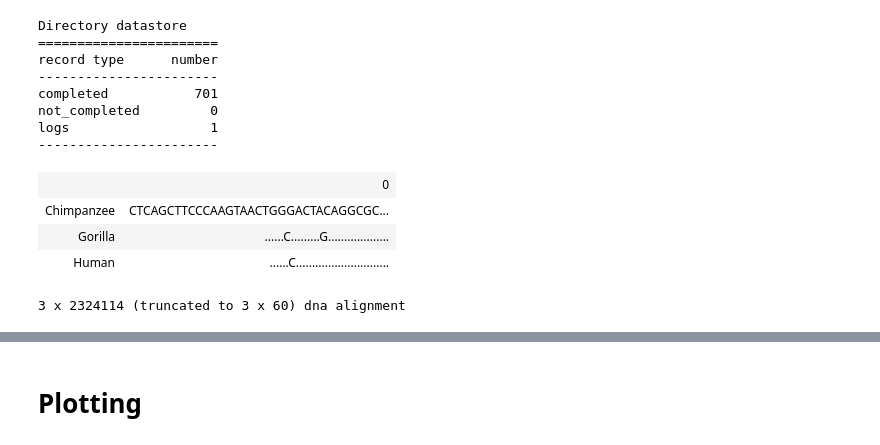
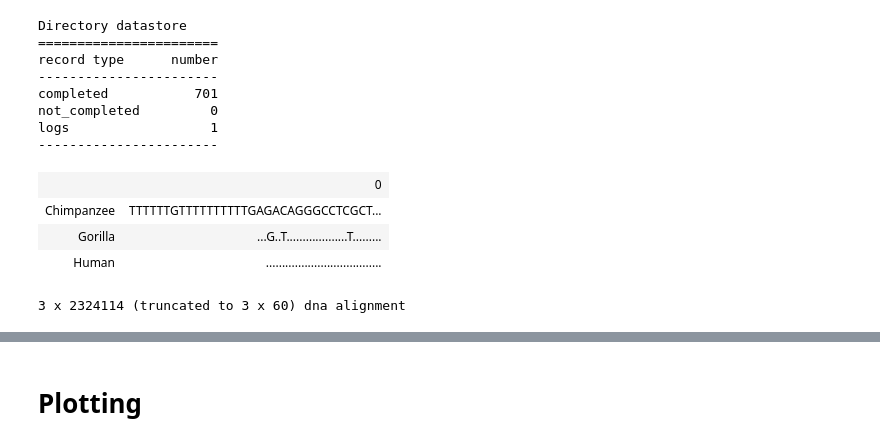
Before and after one commit to uliseshmc/EstimatingUd, a Jupyter notebook: GN_model.ipynb, the cells around one changed output, grey strips where cells are left out. Saved outputs shown, nothing was run; the diff lists cells and outputs as text; code cells hidden in the pictures.

```diff
--- a/GN_model.ipynb
+++ b/GN_model.ipynb
@@ -111,11 +265,11 @@ logs                  1
 # %%
 #loading and cocatanating sequences
 loader = get_app("load_aligned", moltype="dna")
-omit_degs_noncds1 = get_app("omit_degenerates", moltype="dna")
+omit_degs_noncds = get_app("omit_degenerates", moltype="dna")
 rename_noncds = libs.renamer_noncds_aligned()
 concat = get_app("concat", moltype="dna")
 
-noncds_app = loader + omit_degs_noncds1 + rename_noncds
+noncds_app = loader + omit_degs_noncds + rename_noncds
 #By using this renamer_aligned function I throw away sequences with paralogs
 results_allpos = [r for r in noncds_app.as_completed(in_dstore[:], parallel=True) if r]
 alns_introns = concat(results_allpos)
@@ -313,15 +617,15 @@ logs                  1
 -----------------------
 # %%
 #By using this renamer_aligned function I throw away sequences with paralogs
-results_allpos = [r for r in noncds_app.as_completed(in_dstore[:], parallel=True) if r]
-alpos_alns = concat(results_allpos)
-alpos_alns.source = "intergenicAR_alignments"
-alpos_alns
+results_interAR = [r for r in noncds_app.as_completed(in_dstore[:], parallel=True) if r]
+alns_interAR = concat(results_interAR)
+alns_interAR.source = "intergenicAR_alignments"
+alns_interAR
 # %% [output]
 |  | 0 |
-| Chimpanzee | CTCAGCTTCCCAAGTAACTGGGACTACAGGCGC... |
-| Gorilla | ......C.........G................... |
-| Human | ......C............................. |
+| Chimpanzee | TTTTTTGTTTTTTTTTTGAGACAGGGCCTCGCT... |
+| Gorilla | ...G..T...................T......... |
+| Human | .................................... |
 3 x 2324114 (truncated to 3 x 60) dna alignment
 # %%
 #Do a General nucleotide substitution model
```
Also changed, not shown: parts of 32 cells of this notebook, 19 other files.
